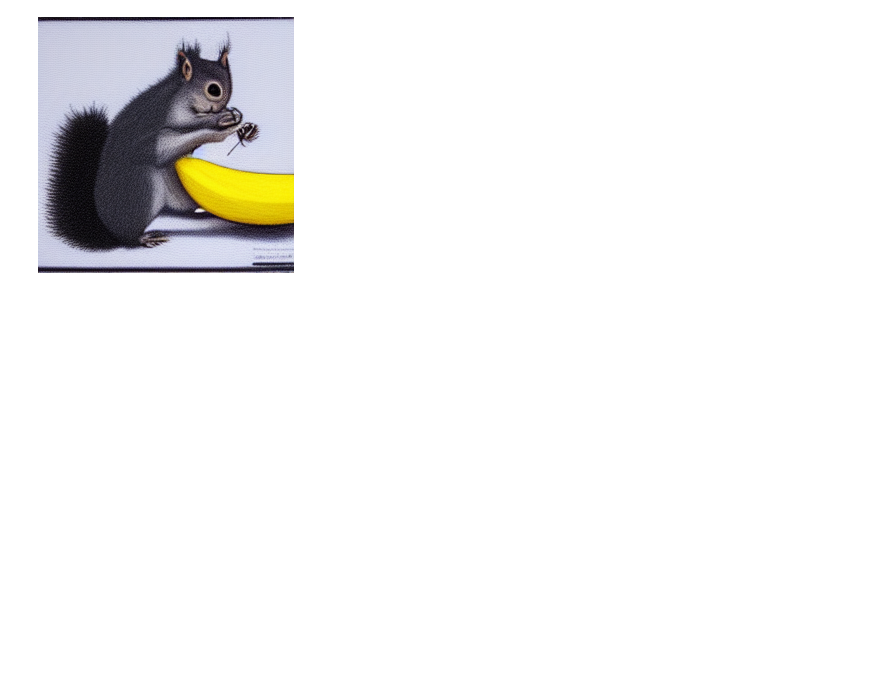
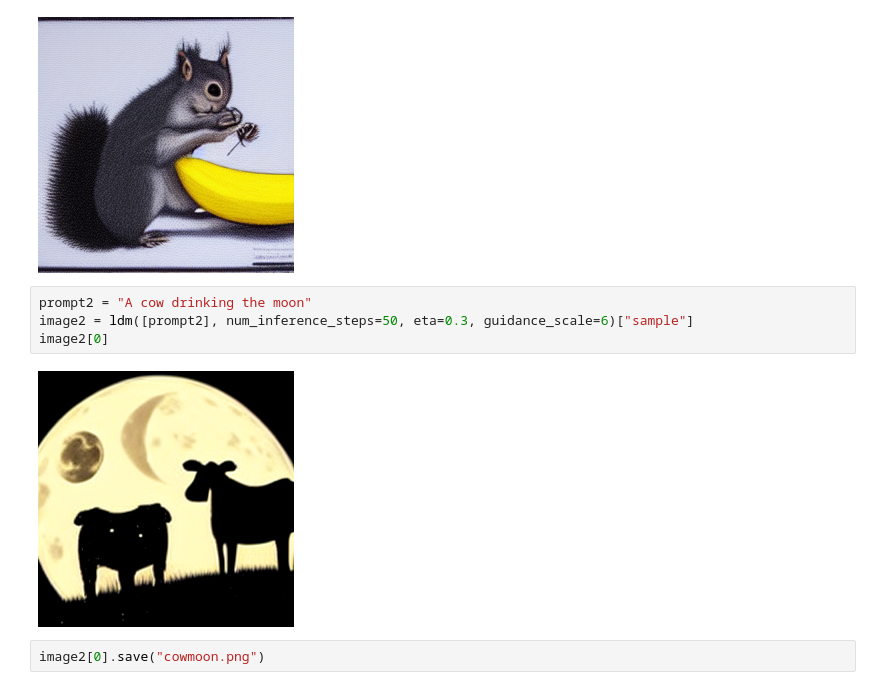
Before and after one commit to e-olang/Computer-Vision, a Jupyter notebook: Image Generation/hugging face diffusers.ipynb, the cells around one changed output. Drawn from its saved outputs; the diff is of its cells as text; blank space fills up the shorter version.

```diff
--- a/Image Generation/hugging face diffusers.ipynb
+++ b/Image Generation/hugging face diffusers.ipynb
@@ -23,3 +23,11 @@ You should probably TRAIN this model on a down-stream task to be able to use it
 images[0]
 # %% [output]
 [figure]
+# %%
+prompt2 = "A cow drinking the moon"
+image2 = ldm([prompt2], num_inference_steps=50, eta=0.3, guidance_scale=6)["sample"]
+image2[0]
+# %% [output]
+[figure, added]
+# %%
+image2[0].save("cowmoon.png")
```
Also changed, not shown: parts of 1 cell of this notebook.
